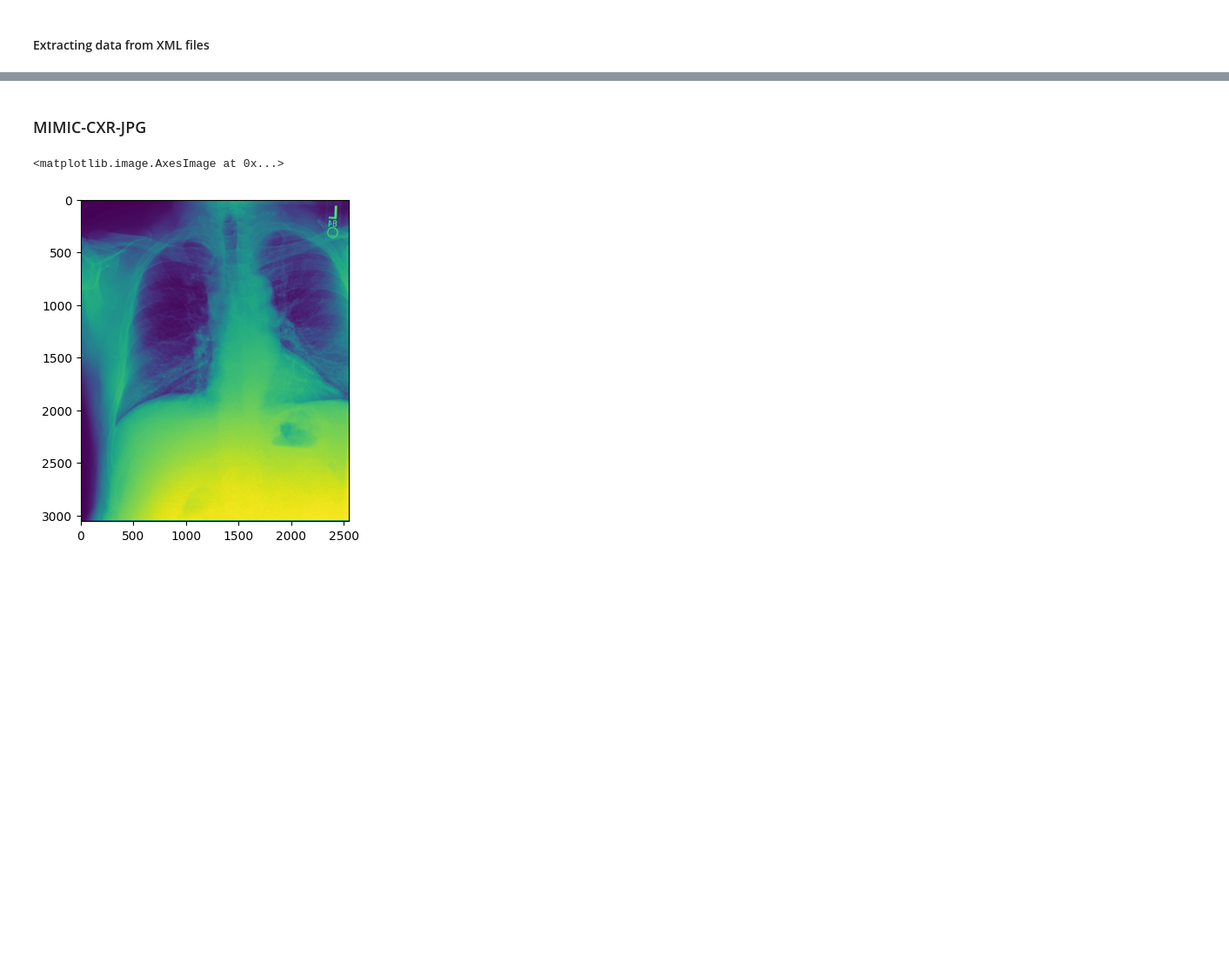
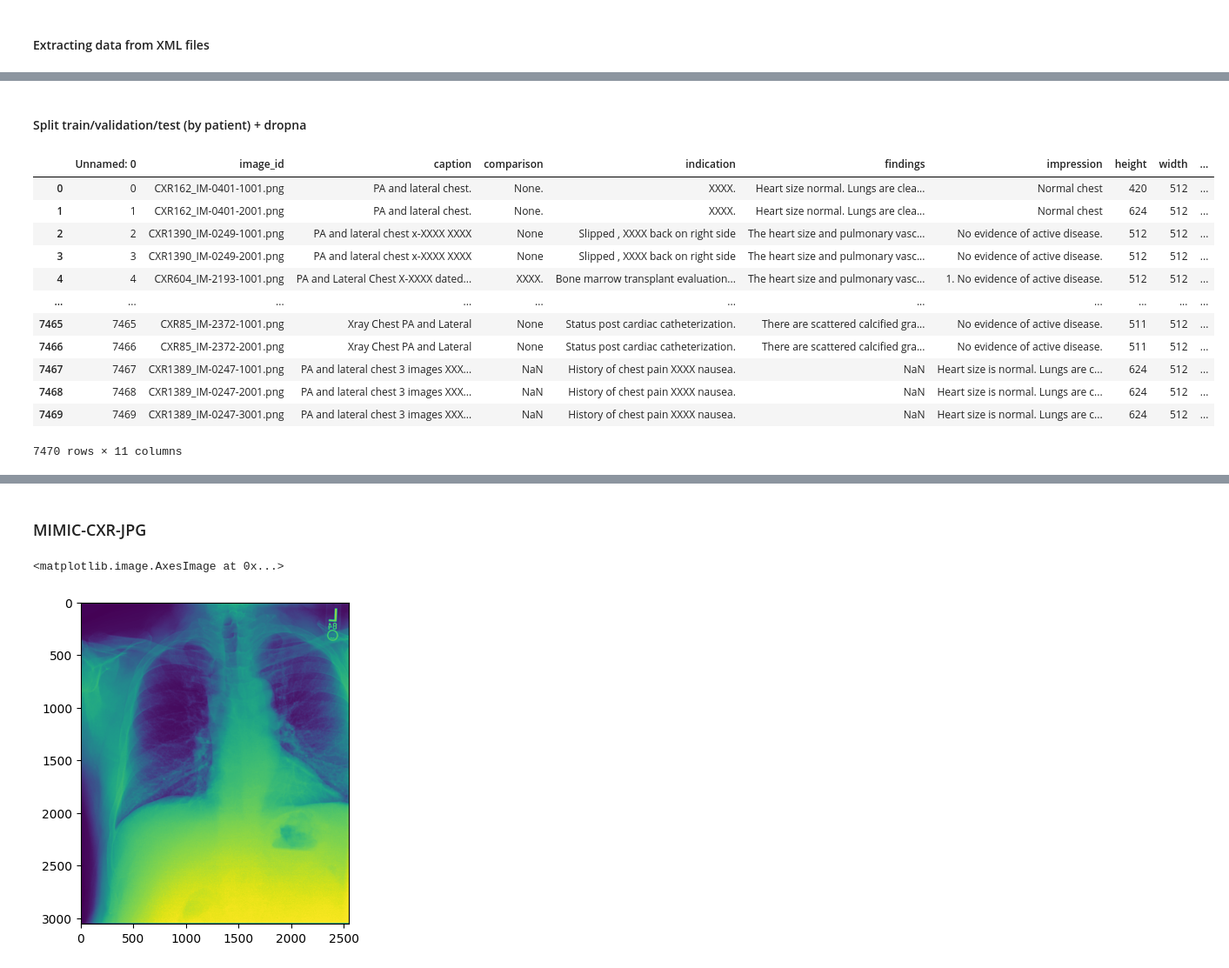
Before and after one commit to zoe70416/RaDialog, a Jupyter notebook: RadiologyReportGenerator_.ipynb, the cells around one changed output, grey strips where cells are left out. Shown at 87% size. Cells and saved outputs as stored; diff of their text form; code cells hidden in the pictures; blank space fills up the shorter version.

```diff
--- a/RadiologyReportGenerator_.ipynb
+++ b/RadiologyReportGenerator_.ipynb
@@ -69,0 +93,2 @@ NameError: name 'tqdm' is not defined
+# %%
+df = pd.read_csv('/scratch/wh2405/iu_report.csv')
@@ -69,0 +104,2 @@ NameError: name 'tqdm' is not defined
+# %% [markdown]
+#### Split train/validation/test (by patient) + dropna
@@ -69,0 +109,20 @@ NameError: name 'tqdm' is not defined
+# %%
+df['patient_id'] = df['image_id'].apply(lambda x: x.split('_')[0])
+# %%
+df['dicom_id'] = df['image_id'].apply(lambda x: x.split('.png')[0])
+# %%
+df
+# %% [output]
+|  | Unnamed: 0 | image_id | caption | comparison | indication | findings | impression | height | width | ... |
+| 0 | 0 | CXR162_IM-0401-1001.png | PA and lateral chest. | None. | XXXX. | Heart size normal. Lungs are clea... | Normal chest | 420 | 512 | ... |
+| 1 | 1 | CXR162_IM-0401-2001.png | PA and lateral chest. | None. | XXXX. | Heart size normal. Lungs are clea... | Normal chest | 624 | 512 | ... |
+| 2 | 2 | CXR1390_IM-0249-1001.png | PA and lateral chest x-XXXX XXXX | None | Slipped , XXXX back on right side | The heart size and pulmonary vasc... | No evidence of active disease. | 512 | 512 | ... |
+| 3 | 3 | CXR1390_IM-0249-2001.png | PA and lateral chest x-XXXX XXXX | None | Slipped , XXXX back on right side | The heart size and pulmonary vasc... | No evidence of active disease. | 512 | 512 | ... |
+| 4 | 4 | CXR604_IM-2193-1001.png | PA and Lateral Chest X-XXXX dated... | XXXX. | Bone marrow transplant evaluation... | The heart size and pulmonary vasc... | 1. No evidence of active disease. | 512 | 512 | ... |
+| ... | ... | ... | ... | ... | ... | ... | ... | ... | ... | ... |
+| 7465 | 7465 | CXR85_IM-2372-1001.png | Xray Chest PA and Lateral | None | Status post cardiac catheterization. | There are scattered calcified gra... | No evidence of active disease. | 511 | 512 | ... |
+| 7466 | 7466 | CXR85_IM-2372-2001.png | Xray Chest PA and Lateral | None | Status post cardiac catheterization. | There are scattered calcified gra... | No evidence of active disease. | 511 | 512 | ... |
+| 7467 | 7467 | CXR1389_IM-0247-1001.png | PA and lateral chest 3 images XXX... | NaN | History of chest pain XXXX nausea. | NaN | Heart size is normal. Lungs are c... | 624 | 512 | ... |
+| 7468 | 7468 | CXR1389_IM-0247-2001.png | PA and lateral chest 3 images XXX... | NaN | History of chest pain XXXX nausea. | NaN | Heart size is normal. Lungs are c... | 624 | 512 | ... |
+| 7469 | 7469 | CXR1389_IM-0247-3001.png | PA and lateral chest 3 images XXX... | NaN | History of chest pain XXXX nausea. | NaN | Heart size is normal. Lungs are c... | 624 | 512 | ... |
+7470 rows × 11 columns
```
Also changed, not shown: parts of 142 cells of this notebook, 30 other files.
